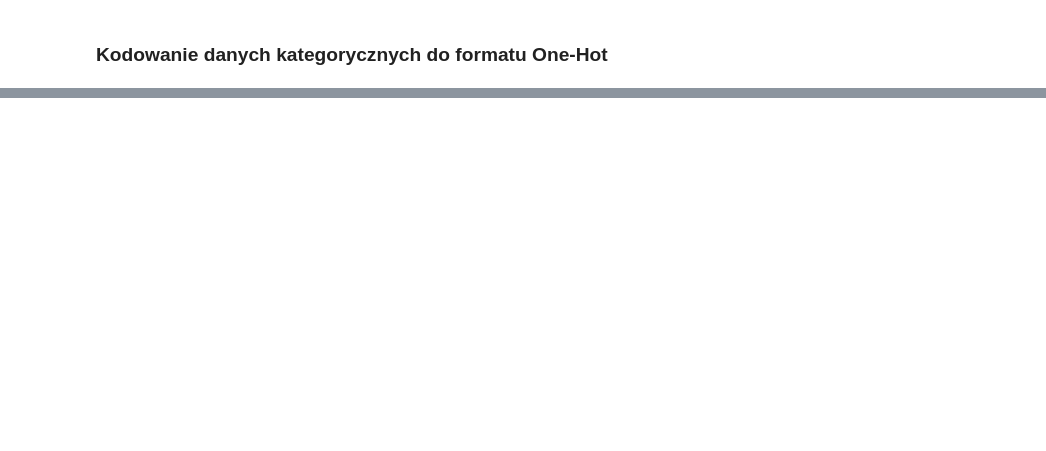
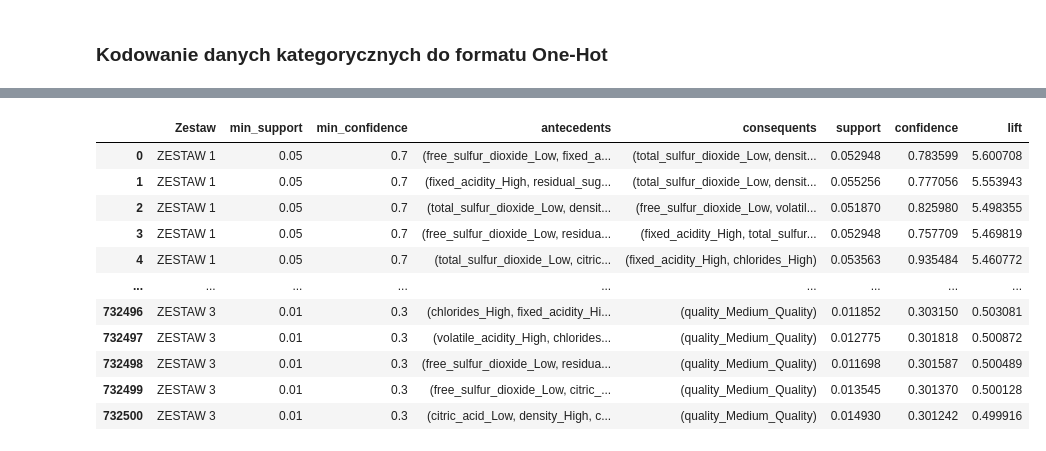
Before and after one commit to artur-kompala/Lab-Studia, a Jupyter notebook: Lab-ADWB/Zad_3_ Reguły_Asocjacyjne_ADWB_ArturKompała.ipynb, the cells around one changed output, grey strips where cells are left out. Saved outputs shown, nothing was run; the diff lists cells and outputs as text; code cells hidden in the pictures; blank space fills up the shorter version.

Commit message:
Analiza statysyczna i Reguły asocjacyjne

```diff
--- a/Lab-ADWB/Zad_3_ Reguły_Asocjacyjne_ADWB_ArturKompała.ipynb
+++ b/Lab-ADWB/Zad_3_ Reguły_Asocjacyjne_ADWB_ArturKompała.ipynb
@@ -7,5 +7,16 @@ Przygotuj sprawozdanie z wykonanych prac - skrypt Python z komentarzami, nagrany
 # %%
 import pandas as pd
 from mlxtend.frequent_patterns import apriori, association_rules
+from ucimlrepo import fetch_ucirepo
 
-data = pd.read_csv("mushrooms.csv")
+# fetch dataset
+wine_quality = fetch_ucirepo(id=186)
+
+# data (as pandas dataframes)
+X = wine_quality.data.features
+y = wine_quality.data.targets
+
+# Połączenie features i target
+wine = pd.concat([X, y.rename(columns={'quality': 'quality'})], axis=1)
+
+wine
@@ -16,22 +69,50 @@ data_encoded = pd.get_dummies(data)
 # %%
 thresholds = [
-    {"min_support": 0.95, "min_confidence": 0.8},
-    {"min_support": 0.2, "min_confidence": 0.6},
-    {"min_support": 0.1, "min_confidence": 0.5},
+    {'min_support': 0.05, 'min_confidence': 0.7},  # ZESTAW 1 - wysoka pewność, umiarkowany support
+    {'min_support': 0.03, 'min_confidence': 0.5},  # ZESTAW 2 - umiarkowana pewność i support
+    {'min_support': 0.01, 'min_confidence': 0.3}   # ZESTAW 3 - niski support, niska pewność
 ]
 # %%
+import pandas as pd
+
+all = []
+
 for i, params in enumerate(thresholds, start=1):
-    print(f"\n{'='*10} ZESTAW {i}: support ≥ {params['min_support']}, confidence ≥ {params['min_confidence']} {'='*10}")
+    frequent_itemsets = apriori(data_encoded,
+                                min_support=params['min_support'],
+                                use_colnames=True)
 
-    # 4. Zbiory częste
-    frequent_itemsets = apriori(data_encoded, min_support=params['min_support'], use_colnames=True)
+    rules = association_rules(frequent_itemsets,
+                              metric="confidence",
+                              min_threshold=params['min_confidence'])
 
-    # 5. Reguły asocjacyjne
-    rules = association_rules(frequent_itemsets, metric="confidence", min_threshold=params['min_confidence'])
-
-    # 6. Posortuj reguły według lift (najciekawsze na górze)
     rules = rules.sort_values(by="lift", ascending=False)
 
-    # 7. Wyświetl kilka przykładowych reguł
-    print(rules[["antecedents", "consequents", "support", "confidence", "lift"]].head(10))
+    # Dodajemy kolumny z zestawem i progami
+    rules["Zestaw"] = f"ZESTAW {i}"
+    rules["min_support"] = params["min_support"]
+    rules["min_confidence"] = params["min_confidence"]
+
+    all.append(rules)  # tylko pierwsze 10
+
+df = pd.concat(all, ignore_index=True)
+
+df= df[[
+    "Zestaw", "min_support", "min_confidence",
+    "antecedents", "consequents", "support", "confidence", "lift"
+]]
+
+df
 # %% [output]
+|  | Zestaw | min_support | min_confidence | antecedents | consequents | support | confidence | lift |
+| 0 | ZESTAW 1 | 0.05 | 0.7 | (free_sulfur_dioxide_Low, fixed_a... | (total_sulfur_dioxide_Low, densit... | 0.052948 | 0.783599 | 5.600708 |
+| 1 | ZESTAW 1 | 0.05 | 0.7 | (fixed_acidity_High, residual_sug... | (total_sulfur_dioxide_Low, densit... | 0.055256 | 0.777056 | 5.553943 |
+| 2 | ZESTAW 1 | 0.05 | 0.7 | (total_sulfur_dioxide_Low, densit... | (free_sulfur_dioxide_Low, volatil... | 0.051870 | 0.825980 | 5.498355 |
+| 3 | ZESTAW 1 | 0.05 | 0.7 | (free_sulfur_dioxide_Low, residua... | (fixed_acidity_High, total_sulfur... | 0.052948 | 0.757709 | 5.469819 |
+| 4 | ZESTAW 1 | 0.05 | 0.7 | (total_sulfur_dioxide_Low, citric... | (fixed_acidity_High, chlorides_High) | 0.053563 | 0.935484 | 5.460772 |
+| ... | ... | ... | ... | ... | ... | ... | ... | ... |
+| 732496 | ZESTAW 3 | 0.01 | 0.3 | (chlorides_High, fixed_acidity_Hi... | (quality_Medium_Quality) | 0.011852 | 0.303150 | 0.503081 |
+| 732497 | ZESTAW 3 | 0.01 | 0.3 | (volatile_acidity_High, chlorides... | (quality_Medium_Quality) | 0.012775 | 0.301818 | 0.500872 |
+| 732498 | ZESTAW 3 | 0.01 | 0.3 | (free_sulfur_dioxide_Low, residua... | (quality_Medium_Quality) | 0.011698 | 0.301587 | 0.500489 |
+| 732499 | ZESTAW 3 | 0.01 | 0.3 | (free_sulfur_dioxide_Low, citric_... | (quality_Medium_Quality) | 0.013545 | 0.301370 | 0.500128 |
+| 732500 | ZESTAW 3 | 0.01 | 0.3 | (citric_acid_Low, density_High, c... | (quality_Medium_Quality) | 0.014930 | 0.301242 | 0.499916 |
```
Also changed, not shown: parts of 5 cells of this notebook, 8 other files.
